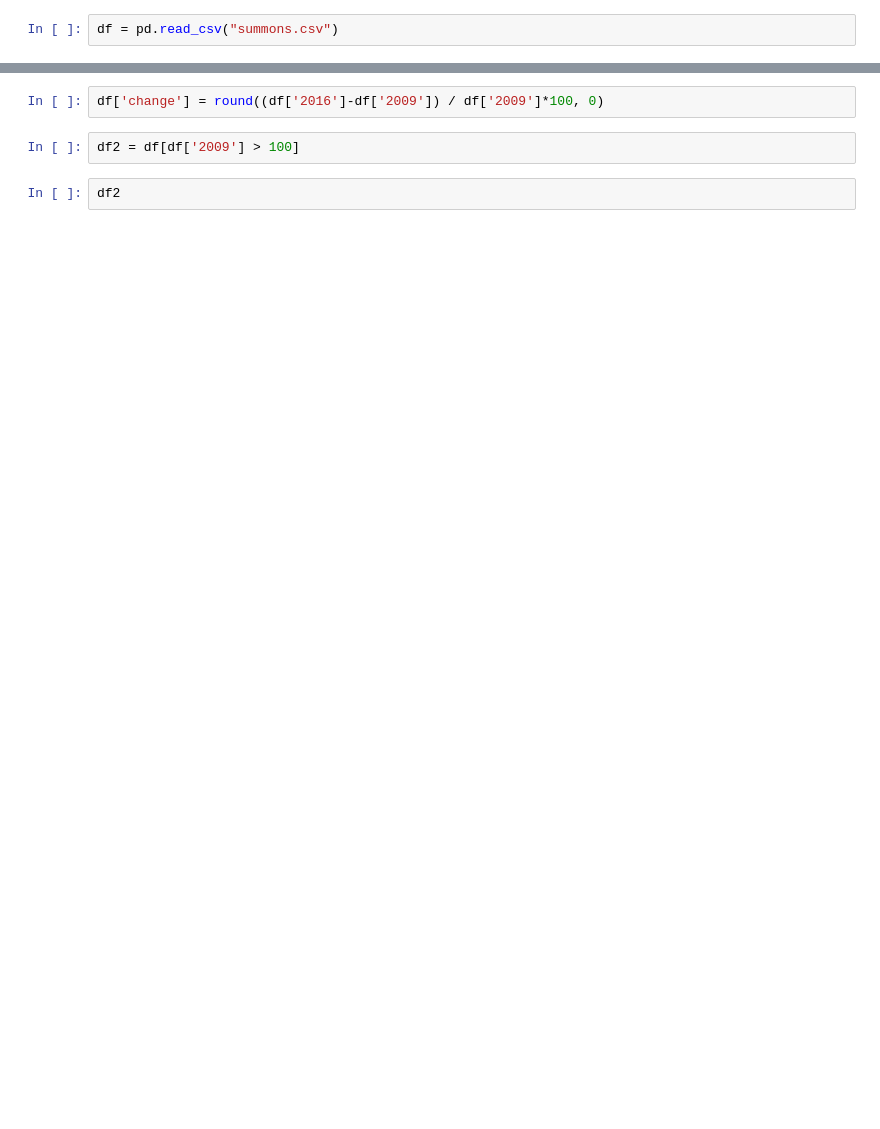
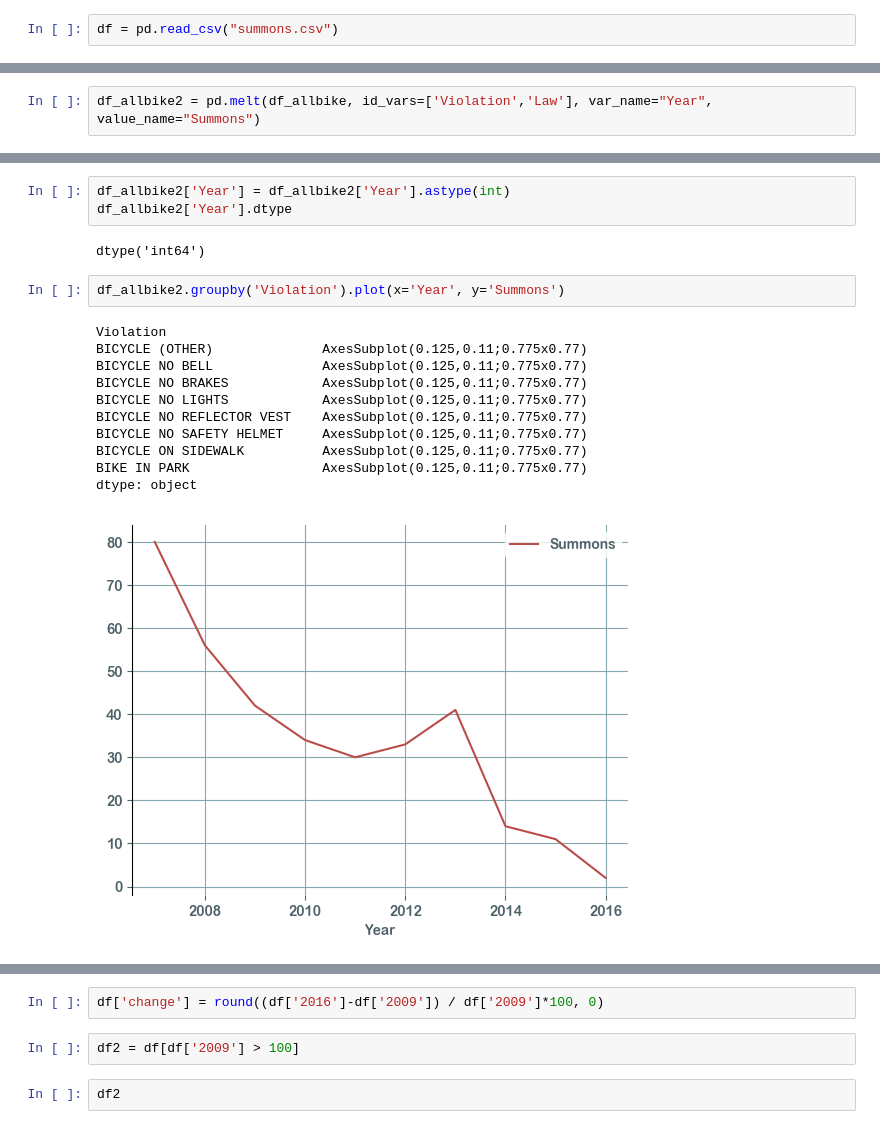
Before and after one commit to Palarisk/data-studio, a Jupyter notebook: code/04-summons/summons.ipynb, the cells around one changed output, grey strips where cells are left out. Cells and saved outputs as stored; diff of their text form; blank space fills up the shorter version.

```diff
--- a/code/04-summons/summons.ipynb
+++ b/code/04-summons/summons.ipynb
@@ -34,0 +88,2 @@ df.plot()
+# %%
+df_allbike2 = pd.melt(df_allbike, id_vars=['Violation','Law'], var_name="Year", value_name="Summons")
@@ -34,0 +111,19 @@ df.plot()
+# %%
+df_allbike2['Year'] = df_allbike2['Year'].astype(int)
+df_allbike2['Year'].dtype
+# %% [output]
+dtype('int64')
+# %%
+df_allbike2.groupby('Violation').plot(x='Year', y='Summons')
+# %% [output]
+Violation
+BICYCLE (OTHER)              AxesSubplot(0.125,0.11;0.775x0.77)
+BICYCLE NO BELL              AxesSubplot(0.125,0.11;0.775x0.77)
+BICYCLE NO BRAKES            AxesSubplot(0.125,0.11;0.775x0.77)
+BICYCLE NO LIGHTS            AxesSubplot(0.125,0.11;0.775x0.77)
+BICYCLE NO REFLECTOR VEST    AxesSubplot(0.125,0.11;0.775x0.77)
+BICYCLE NO SAFETY HELMET     AxesSubplot(0.125,0.11;0.775x0.77)
+BICYCLE ON SIDEWALK          AxesSubplot(0.125,0.11;0.775x0.77)
+BIKE IN PARK                 AxesSubplot(0.125,0.11;0.775x0.77)
+dtype: object
+[figure, added]
```
Also changed, not shown: parts of 46 cells of this notebook, 4 other files.
